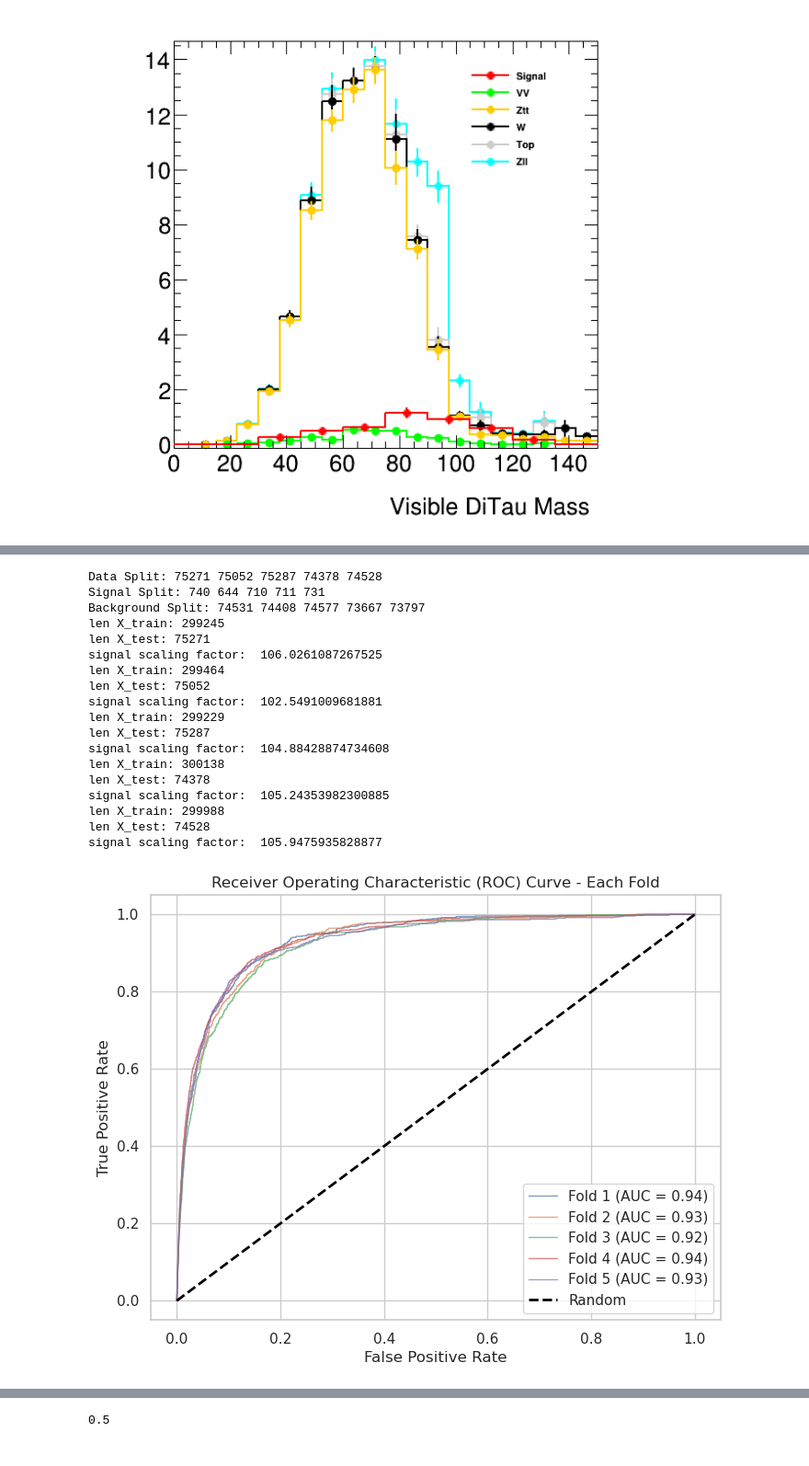
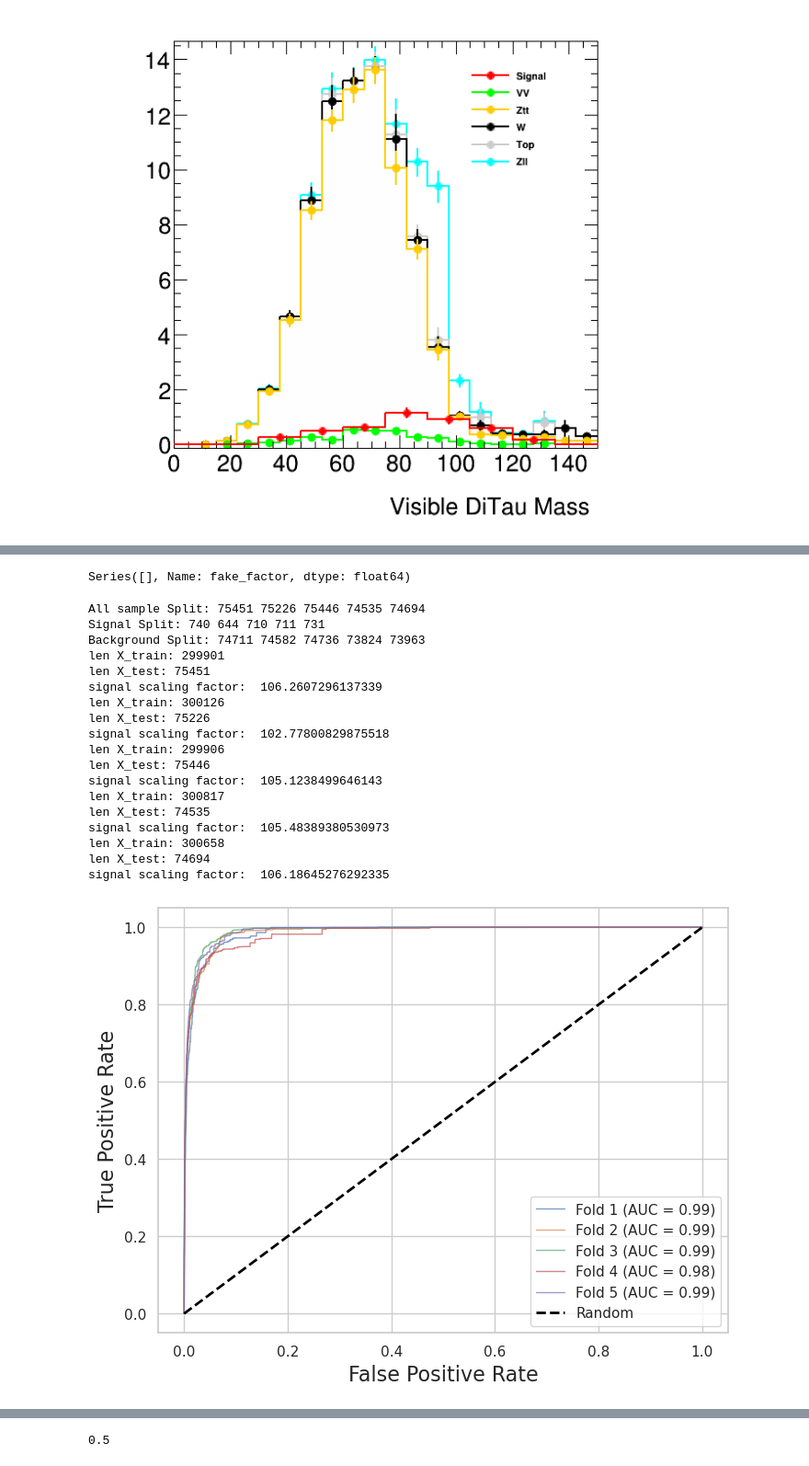
Before and after one commit to alig146/DiTau, a Jupyter notebook: analysis/Ana_v6.ipynb, the cells around one changed output, grey strips where cells are left out. Shown at 92% size. Cells and saved outputs as stored; diff of their text form; code cells hidden in the pictures.

```diff
--- a/analysis/Ana_v6.ipynb
+++ b/analysis/Ana_v6.ipynb
@@ -304,7 +304,7 @@ def Cut(t):
 def data_Cut(t):
     cut = ak.where((t['ditau_obj_nSubjets'] >= 2) &
                    (t['n_bjets_DL1dv01_FixedCutBEff_70'] == 0) &
-                   (t['ditau_obj_bdt_score'] < 0.72) &
+                   (t['ditau_obj_bdt_score'] < 0.74) &
                    (t['event_is_bad_batman'] == 0) &
                    (t['HLT_j420'] | t['HLT_j420_a10t_lcw_jes_35smcINF_L1J100'] | t['HLT_j420_a10t_lcw_jes_35smcINF_L1SC111']) &
                    (t['ditau_obj_leadsubjet_charge'] * t['ditau_obj_subleadsubjet_charge'] == -1) &
@@ -460,6 +554,6 @@ zll_plot = Var(zll_cut)
 # %%
 data_plot = Data_Var(data_cut)
 data_s = np.array(data_plot).T
-data_plot = pd.DataFrame(data_s, columns=['leadsubjet_pT', 'subleadsubjet_pT', 'visible_ditau_m', 'met', 'collinear_mass', 'met_sig', 'met_phi', 'event_number', 'k_t', 'kappa', 'delta_R', 'delta_phi', 'delta_eta'])
+data_plot = pd.DataFrame(data_s, columns=['leadsubjet_pT', 'subleadsubjet_pT', 'visible_ditau_m', 'met', 'collinear_mass', 'met_sig', 'met_phi', 'event_number', 'k_t', 'kappa', 'delta_R', 'delta_phi', 'delta_eta', 'combined_weights', 'fake_factor'])
 print(len(data_plot))
 # %% [output]
@@ -947,10 +1041,16 @@ df = pd.concat([data_plot, ggh_plot, vbfh_plot, wh_plot, zh_plot, tth_plot, vv_p
 # ]
 training_var = [
     'leadsubjet_pT', 'subleadsubjet_pT', 'visible_ditau_m',
-    'collinear_mass', 'delta_R', 'delta_phi', 'delta_eta', 'label', 'met', 'met_sig', 'event_number'
+    'collinear_mass', 'delta_R', 'delta_phi', 'delta_eta', 'label', 'met', 'met_sig', 'event_number', 'fake_factor', 'combined_weights'
 ]
 
 df = df[training_var]
+
+# df['fake_factor'] = df['fake_factor']
+
+# add 1 to combined_weights with vlaues less than one
+df['combined_weights'] = abs(df['combined_weights'])
+
 
 # df['delta_R'] = np.log(1/df['delta_R'])
 # df['k_t'] = np.log(df['k_t'])
@@ -982,5 +1082,9 @@ label
 1      3536
 Name: count, dtype: int64
+# %%
+df.loc[df['fake_factor'] < 0, 'fake_factor']
+# %% [output]
+Series([], Name: fake_factor, dtype: float64)
 # %%
 def split_data(df):
     # Split data based on event number
@@ -999,6 +1103,8 @@ df_split = split_data(df)
 # models = []
 signal_scores = []
 background_scores = []
+signal_weights = []
+bkg_weghts = []
 
 
 bdt_training_var = ['f0', 'f1', 'f2', 'f3', 'f4', 'f5', 'f6']
@@ -1015,6 +1121,8 @@ feature_name_mapping = {
     'event_number': 'event_number',
     'delta_phi': 'delta_phi',
     'delta_eta': 'delta_eta',
+    'fake_factor': 'fake_factor',
+    'combined_weights': 'combined_weights'
 }
 
 #map df_split cloumn names
@@ -1028,9 +1136,13 @@ for i in range(len(df_split)):
 
     X_test = df_split[i][bdt_training_var]
     y_test = df_split[i]['label']
+    evnt_w_test = df_split[i]['combined_weights']
+    ff_test = df_split[i]['fake_factor']
 
     X_train = pd.concat([df_split[j] for j in range(len(df_split)) if j != i])[bdt_training_var]
     y_train = pd.concat([df_split[j] for j in range(len(df_split)) if j != i])['label']
+    evnt_w_train = pd.concat([df_split[j] for j in range(len(df_split)) if j != i])['combined_weights']
+    ff_train = pd.concat([df_split[j] for j in range(len(df_split)) if j != i])['fake_factor']
 
     print("len X_train:", len(X_train))
     print("len X_test:", len(X_test))
@@ -1041,55 +1153,56 @@ for i in range(len(df_split)):
     'learning_rate': 0.3, 'max_depth': 3, 'n_estimators': 50,
     'eval_metric': 'logloss',
     'random_state': 2,
     'scale_pos_weight': scale_pos_weight,
     'base_score': 0.5,
     'objective':'binary:logistic',
     'gamma': 0.001,
     'verbosity': 1
     }
     model = XGBClassifier(**params)
     # Train the model
-    model.fit(X_train, y_train)
+    model.fit(X_train, y_train, sample_weight=evnt_w_train)
     # models.append(model)
     booster = model.get_booster()
     booster.dump_model('xgboost_k_fold_model_{}.txt'.format(i))
 
     # Predict probabilities for the test set
     y_pred_proba = model.predict_proba(X_test)
     # Extract scores for signal and background
     signal_scores.extend(y_pred_proba[:, 1][y_test == 1])
     background_scores.extend(y_pred_proba[:, 1][y_test == 0])
+    signal_weights.extend(ff_test[y_test == 1])
+    bkg_weghts.extend(ff_test[y_test == 0])
 
-    fpr, tpr, _ = roc_curve(y_test, y_pred_proba[:, 1])
+    fpr, tpr, _ = roc_curve(y_test, y_pred_proba[:, 1], sample_weight=evnt_w_test)
     roc_auc = auc(fpr, tpr)
     plt.plot(fpr, tpr, lw=1, alpha=0.7, label=f'Fold {i+1} (AUC = {roc_auc:.2f})')
 
 plt.plot([0, 1], [0, 1], linestyle='--', color='black', lw=2, label='Random')
-plt.xlabel('False Positive Rate')
-plt.ylabel('True Positive Rate')
-plt.title('Receiver Operating Characteristic (ROC) Curve - Each Fold')
+plt.xlabel('False Positive Rate', fontsize=16)
+plt.ylabel('True Positive Rate', fontsize=16)
 plt.legend(loc='lower right')
 plt.grid(True)
 plt.show()
 # %% [output]
-Data Split: 75271 75052 75287 74378 74528
+All sample Split: 75451 75226 75446 74535 74694
 Signal Split: 740 644 710 711 731
-Background Split: 74531 74408 74577 73667 73797
-len X_train: 299245
-len X_test: 75271
-signal scaling factor:  106.0261087267525
-len X_train: 299464
-len X_test: 75052
-signal scaling factor:  102.5491009681881
-len X_train: 299229
-len X_test: 75287
-signal scaling factor:  104.88428874734608
-len X_train: 300138
-len X_test: 74378
-signal scaling factor:  105.24353982300885
-len X_train: 299988
-len X_test: 74528
-signal scaling factor:  105.9475935828877
+Background Split: 74711 74582 74736 73824 73963
+len X_train: 299901
+len X_test: 75451
+signal scaling factor:  106.2607296137339
+len X_train: 300126
+len X_test: 75226
+signal scaling factor:  102.77800829875518
+len X_train: 299906
+len X_test: 75446
+signal scaling factor:  105.1238499646143
+len X_train: 300817
+len X_test: 74535
+signal scaling factor:  105.48389380530973
+len X_train: 300658
+len X_test: 74694
+signal scaling factor:  106.18645276292335
-[figure, old version]
+[figure, new version]
 # %%
 plt.figure(figsize=(8, 6))
```
Also changed, not shown: parts of 20 cells of this notebook, 22 other files.
